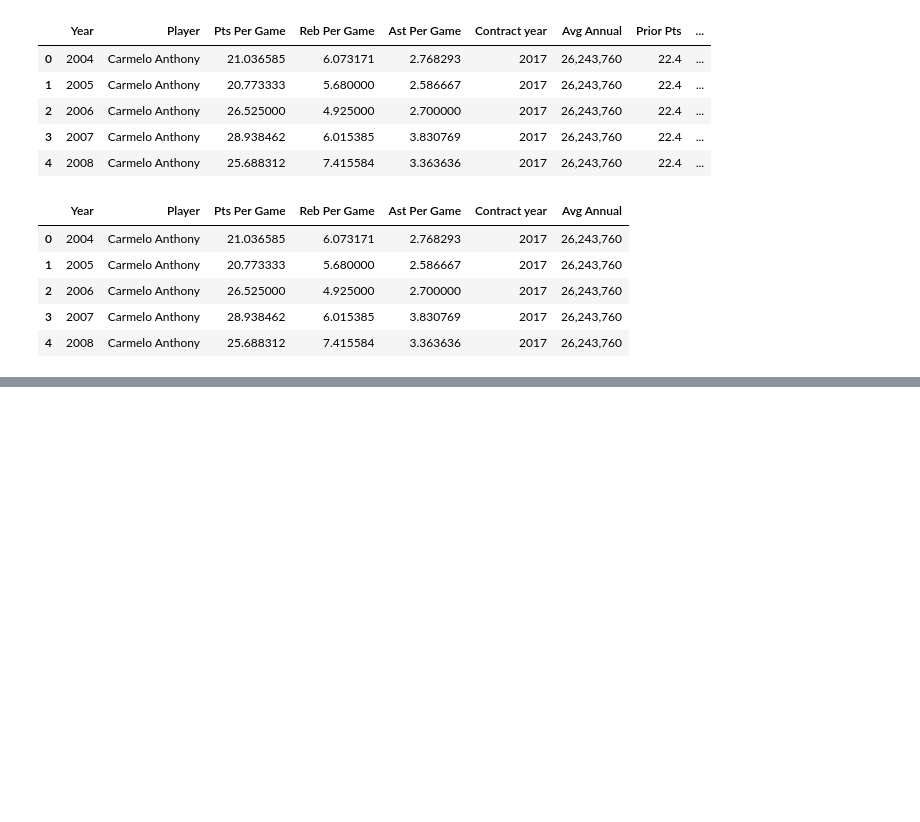
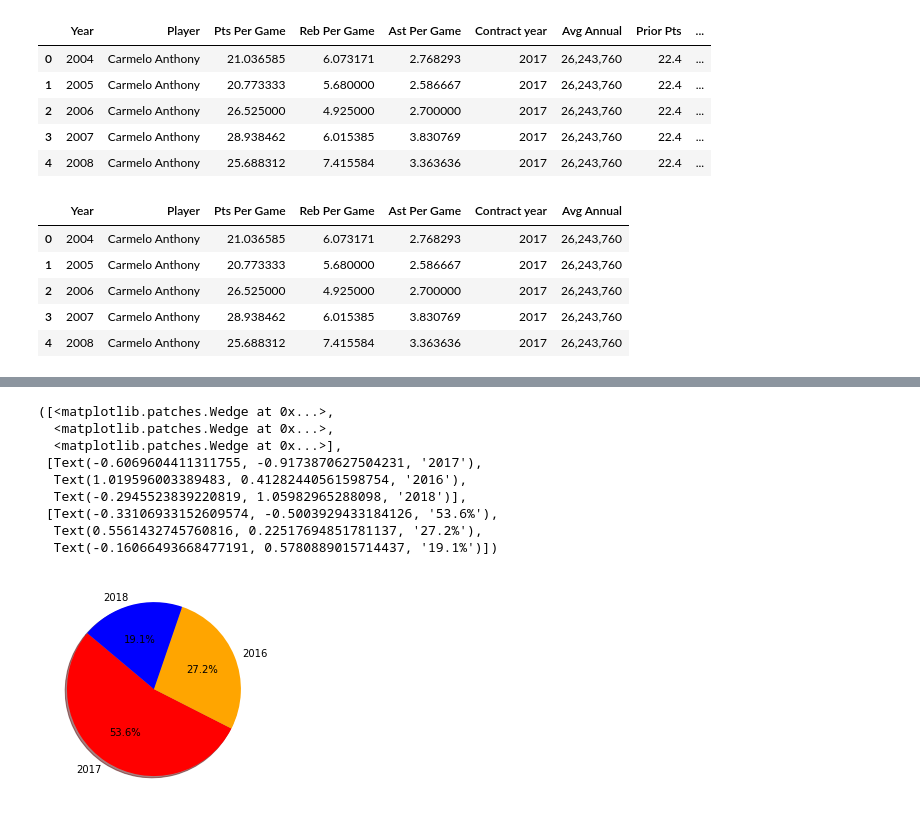
Before and after one commit to kyle-rgb/BigThree_Salary_Project, a Jupyter notebook: NBA data/NBA_Top_50.ipynb, the cells around one changed output, grey strips where cells are left out. Cells and saved outputs as stored; diff of their text form; code cells hidden in the pictures; blank space fills up the shorter version.

```diff
--- a/NBA data/NBA_Top_50.ipynb
+++ b/NBA data/NBA_Top_50.ipynb
@@ -152,0 +148,17 @@ plt.show()
+# %%
+years = reduced_df["Contract year"].value_counts()
+colors = ["red", "orange", "blue"]
+labels = ["2017", "2016", "2018"]
+plt.pie(years, labels=labels, colors=colors,
+        autopct="%1.1f%%", shadow=True, startangle=140)
+# %% [output]
+([<matplotlib.patches.Wedge at 0x...>,
+  <matplotlib.patches.Wedge at 0x...>,
+  <matplotlib.patches.Wedge at 0x...>],
+ [Text(-0.6069604411311755, -0.9173870627504231, '2017'),
+  Text(1.019596003389483, 0.41282440561598754, '2016'),
+  Text(-0.2945523839220819, 1.05982965288098, '2018')],
+ [Text(-0.33106933152609574, -0.5003929433184126, '53.6%'),
+  Text(0.5561432745760816, 0.22517694851781137, '27.2%'),
+  Text(-0.16066493668477191, 0.5780889015714437, '19.1%')])
+[figure, added]
```
Also changed, not shown: parts of 15 cells of this notebook.
